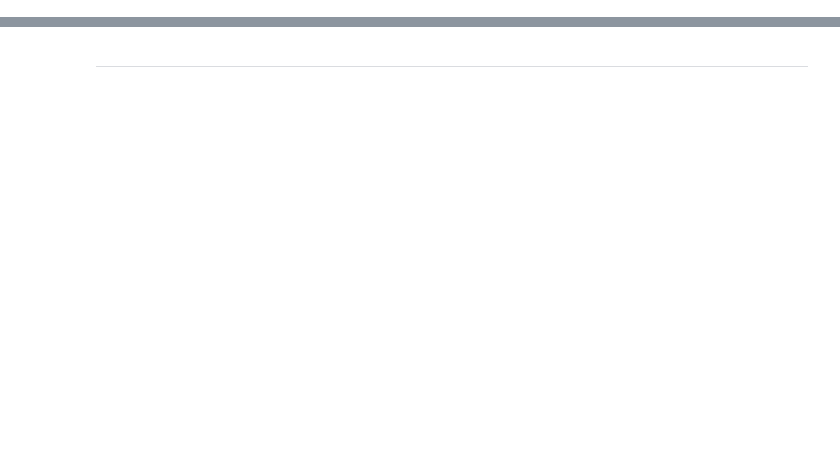
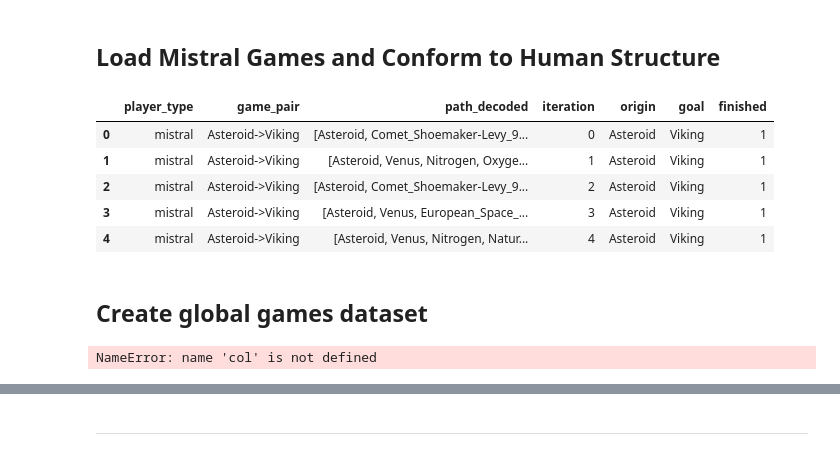
Before and after one commit to epfl-ada/ada-2023-project-klech, a Jupyter notebook: analysis.ipynb, the cells around one changed output, grey strips where cells are left out. Drawn from its saved outputs; the diff is of its cells as text; code cells hidden in the pictures; blank space fills up the shorter version.

```diff
--- a/analysis.ipynb
+++ b/analysis.ipynb
@@ -0,0 +69,44 @@
+# %% [markdown]
+## Load Mistral Games and Conform to Human Structure
+# %%
+# open mistral data and cast as df via properly formatted nested list
+with open('Mistral_7B_Games/Mistral_Games.pickle', 'rb') as file:
+    mistral_nested_dict = pickle.load(file)
+list_of_lists = []
+for key in mistral_nested_dict:
+    for i in range(len(mistral_nested_dict[key])):
+        list_of_lists.append([key, mistral_nested_dict[key][f'rep{i}'], i])
+mistral = pd.DataFrame(list_of_lists, columns=['game_pair', 'path_decoded', 'iteration'])
+
+# conform to human data structure
+mistral['origin'] = mistral['game_pair'].str.split("->").str[0]
+mistral['goal'] = mistral['game_pair'].str.split("->").str[1]
+mistral['finished'] = mistral.apply(lambda row: 1 if row['goal'] == row['path_decoded'][-1] else 0, axis=1)
+mistral['path_decoded'] = mistral.apply(lambda row: [row['origin']] + row['path_decoded'], axis=1)
+mistral['player_type'] = "mistral"
+mistral = mistral[['player_type'] + [col for col in list(mistral.columns) if col != 'player_type']]
+mistral.head()
+# %% [output]
+|  | player_type | game_pair | path_decoded | iteration | origin | goal | finished |
+| 0 | mistral | Asteroid->Viking | [Asteroid, Comet_Shoemaker-Levy_9... | 0 | Asteroid | Viking | 1 |
+| 1 | mistral | Asteroid->Viking | [Asteroid, Venus, Nitrogen, Oxyge... | 1 | Asteroid | Viking | 1 |
+| 2 | mistral | Asteroid->Viking | [Asteroid, Comet_Shoemaker-Levy_9... | 2 | Asteroid | Viking | 1 |
+| 3 | mistral | Asteroid->Viking | [Asteroid, Venus, European_Space_... | 3 | Asteroid | Viking | 1 |
+| 4 | mistral | Asteroid->Viking | [Asteroid, Venus, Nitrogen, Natur... | 4 | Asteroid | Viking | 1 |
+# %% [markdown]
+## Create global games dataset
+# %%
+# concat
+all_game_paths = pd.concat([human, mistral])[['player_type', 'path_decoded', 'origin', 'goal', 'finished', 'game_pair', 'iteration']].reset_index(drop=True)
+
+# unique id
+all_game_paths['unique_path_id'] = all_game_paths.apply(lambda row: row['player_type'] + "_" + row['game_pair'] + "_" + str(row['iteration']), axis = 1).apply(hash).apply(abs)
+all_game_paths = all_game_paths.drop(columns=['iteration'])
+all_game_paths = all_game_paths[['unique_path_id'] + [col for col in list(all_game_paths.columns) if col != 'unique_path_id']]
+if all_game_paths['unique_path_id'].duplicated().any() == False:
+    all_game_paths.to_csv("dependencies/all_game_paths.csv")
+else:
+    print("global id not unique - alter creation")
+all_game_paths.head()
+# %% [output]
+NameError: name 'col' is not defined
```
Also changed, not shown: parts of 6 cells of this notebook, 1 other file.
